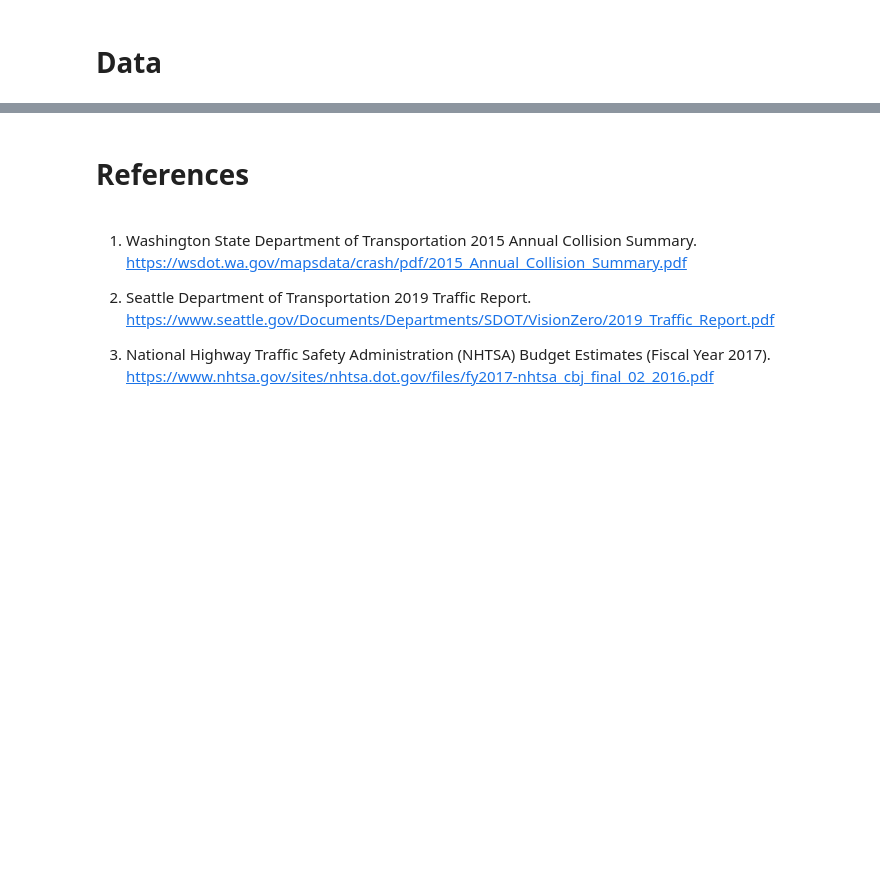
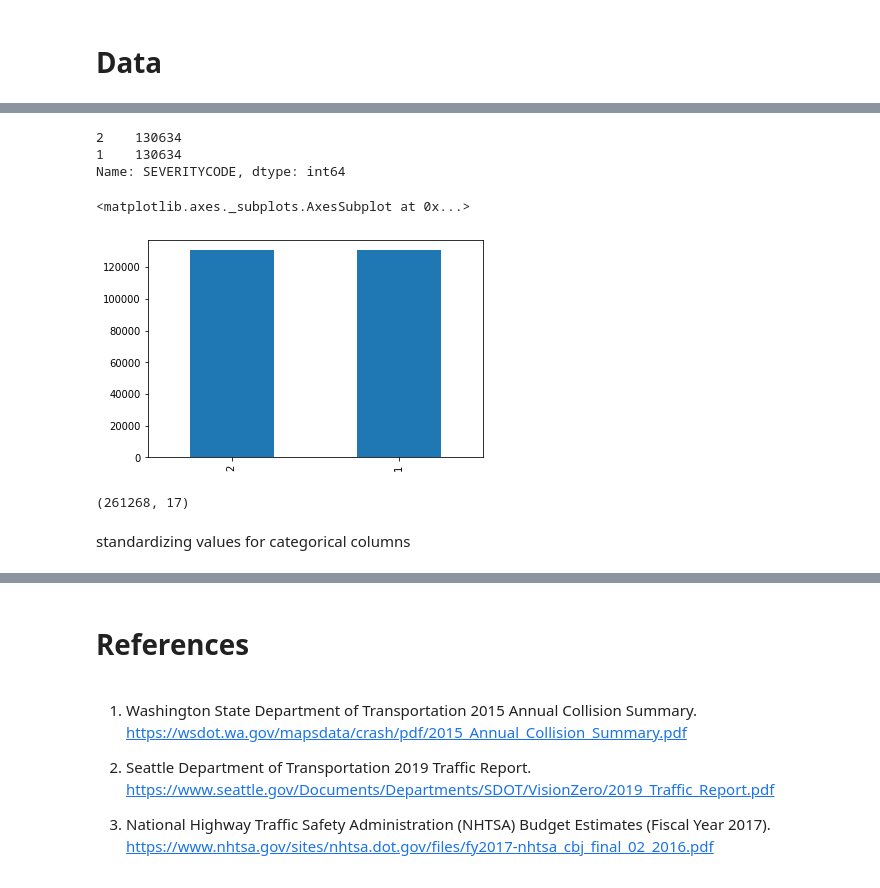
Before and after one commit to aliahhawari/CourseraCapstoneProject, a Jupyter notebook: Accident_severity_notebook.ipynb, the cells around one changed output, grey strips where cells are left out. Drawn from its saved outputs; the diff is of its cells as text; code cells hidden in the pictures; blank space fills up the shorter version.

```diff
--- a/Accident_severity_notebook.ipynb
+++ b/Accident_severity_notebook.ipynb
@@ -19,0 +235,33 @@ The dataset used for this project is based on reported car collisions in Seattle
+# %%
+from sklearn.utils import resample
+
+# Separate majority and minority classes
+df_majority = df[df.SEVERITYCODE==1]
+df_minority = df[df.SEVERITYCODE==2]
+
+# Upsample minority class
+df_minority_upsampled = resample(df_minority,
+                                 replace=True,     # sample with replacement
+                                 n_samples=130634,    # to match majority class in df2 (NaN removed)
+                                 random_state=4) # reproducible results
+
+# Combine majority class with upsampled minority class
+df_upsampled = pd.concat([df_majority, df_minority_upsampled])
+
+# Display new class counts
+df_upsampled.SEVERITYCODE.value_counts()
+# %% [output]
+2    130634
+1    130634
+Name: SEVERITYCODE, dtype: int64
+# %%
+df_upsampled['SEVERITYCODE'].value_counts().plot(kind='bar')
+# %% [output]
+<matplotlib.axes._subplots.AxesSubplot at 0x...>
+[figure, added]
+# %%
+df_upsampled.shape
+# %% [output]
+(261268, 17)
+# %% [markdown]
+standardizing values for categorical columns
```
Also changed, not shown: parts of 68 cells of this notebook.
